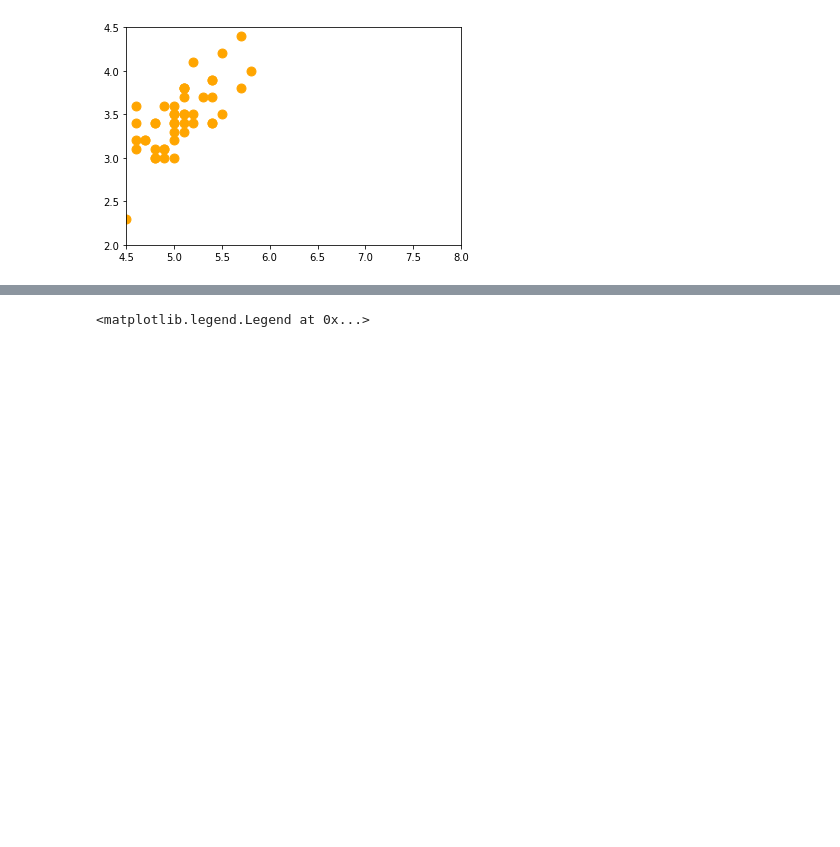
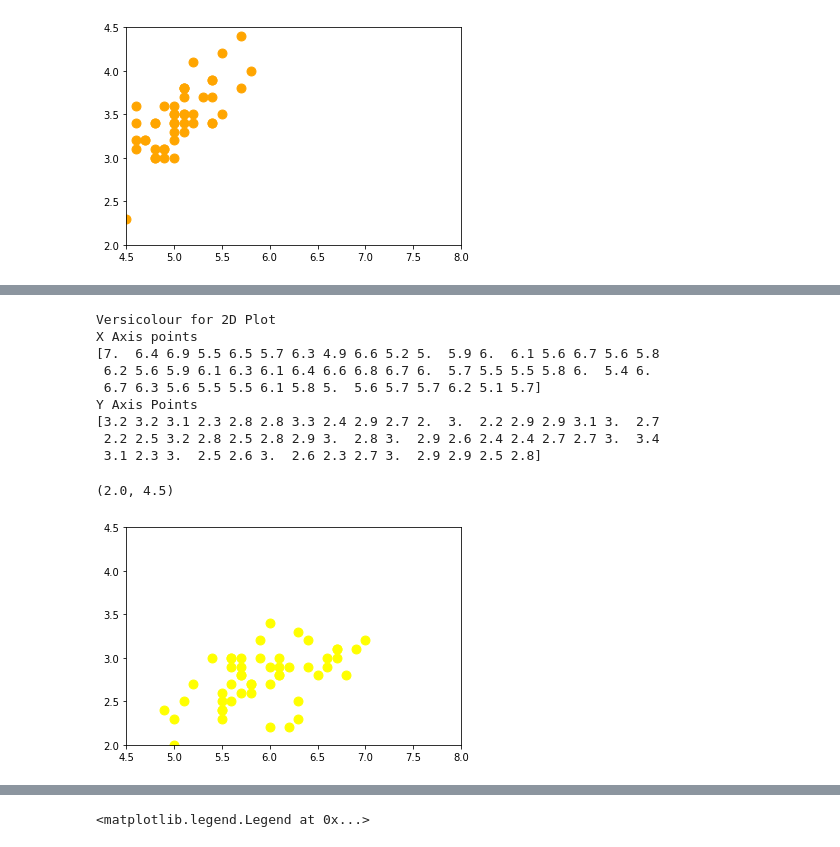
Before and after one commit to sandipanpaul21/Clustering-in-Python, a Jupyter notebook: DBScan_Clustering.ipynb, the cells around one changed output, grey strips where cells are left out. Cells and saved outputs as stored; diff of their text form; code cells hidden in the pictures; blank space fills up the shorter version.

```diff
--- a/DBScan_Clustering.ipynb
+++ b/DBScan_Clustering.ipynb
@@ -119,0 +154,26 @@ Y Axis Points
+# %%
+# Filtering Versicolour for 2D Plot
+
+print("Versicolour for 2D Plot")
+print("X Axis points")
+print(iris_X[iris_Y == 1,0])
+print("Y Axis Points")
+print(iris_X[iris_Y == 1,1])
+print('\n')
+plt.scatter(iris_X[iris_Y == 1, 0], iris_X[iris_Y == 1, 1],
+            s = 80, c = 'yellow', label = 'Iris-versicolour')
+
+plt.xlim([4.5,8])
+plt.ylim([2,4.5])
+# %% [output]
+Versicolour for 2D Plot
+X Axis points
+[7.  6.4 6.9 5.5 6.5 5.7 6.3 4.9 6.6 5.2 5.  5.9 6.  6.1 5.6 6.7 5.6 5.8
+ 6.2 5.6 5.9 6.1 6.3 6.1 6.4 6.6 6.8 6.7 6.  5.7 5.5 5.5 5.8 6.  5.4 6.
+ 6.7 6.3 5.6 5.5 5.5 6.1 5.8 5.  5.6 5.7 5.7 6.2 5.1 5.7]
+Y Axis Points
+[3.2 3.2 3.1 2.3 2.8 2.8 3.3 2.4 2.9 2.7 2.  3.  2.2 2.9 2.9 3.1 3.  2.7
+ 2.2 2.5 3.2 2.8 2.5 2.8 2.9 3.  2.8 3.  2.9 2.6 2.4 2.4 2.7 2.7 3.  3.4
+ 3.1 2.3 3.  2.5 2.6 3.  2.6 2.3 2.7 3.  2.9 2.9 2.5 2.8]
+(2.0, 4.5)
+[figure, added]
```
Also changed, not shown: parts of 7 cells of this notebook.
